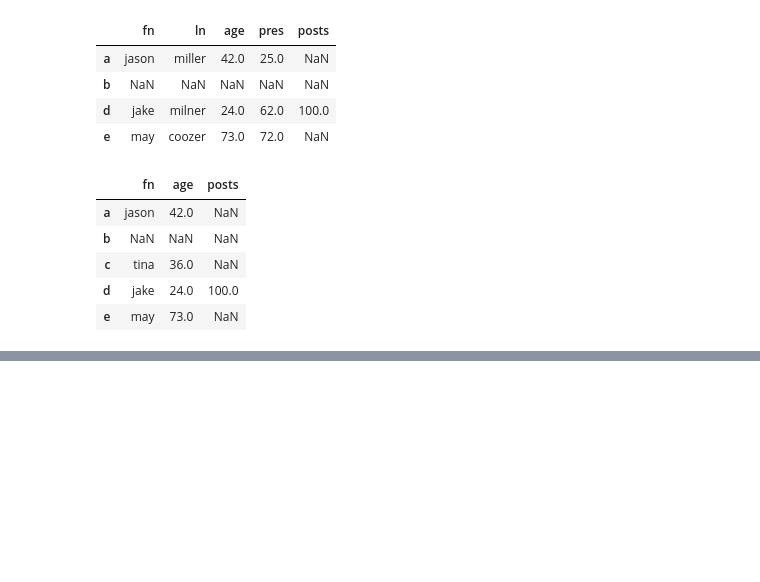
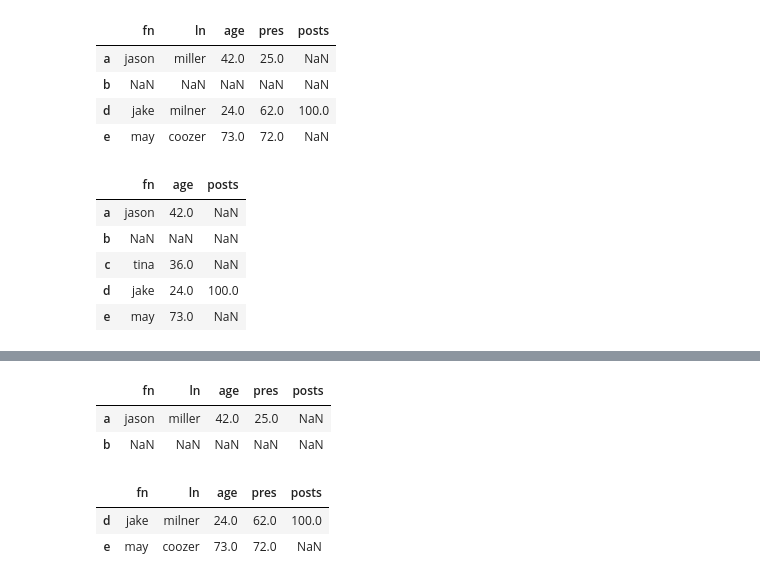
Before and after one commit to OHoRaaa/Jupyter, a Jupyter notebook: python/Pandas/Pandas_0.ipynb, the cells around one changed output, grey strips where cells are left out. Drawn from its saved outputs; the diff is of its cells as text; code cells hidden in the pictures; blank space fills up the shorter version.

```diff
--- a/python/Pandas/Pandas_0.ipynb
+++ b/python/Pandas/Pandas_0.ipynb
@@ -411,0 +437,12 @@ df.drop(['ln', 'pres'], axis = 1)
+# %%
+df.head(2)
+# %% [output]
+|  | fn | ln | age | pres | posts |
+| a | jason | miller | 42.0 | 25.0 | NaN |
+| b | NaN | NaN | NaN | NaN | NaN |
+# %%
+df.tail(2)
+# %% [output]
+|  | fn | ln | age | pres | posts |
+| d | jake | milner | 24.0 | 62.0 | 100.0 |
+| e | may | coozer | 73.0 | 72.0 | NaN |
```
Also changed, not shown: parts of 3 cells of this notebook, 15 other files.
